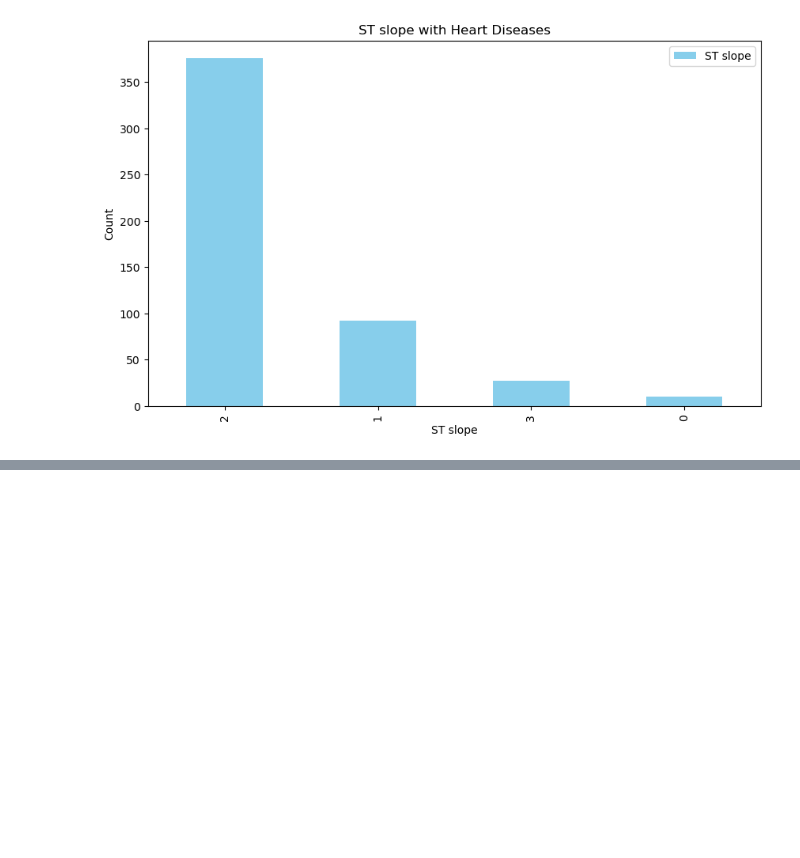
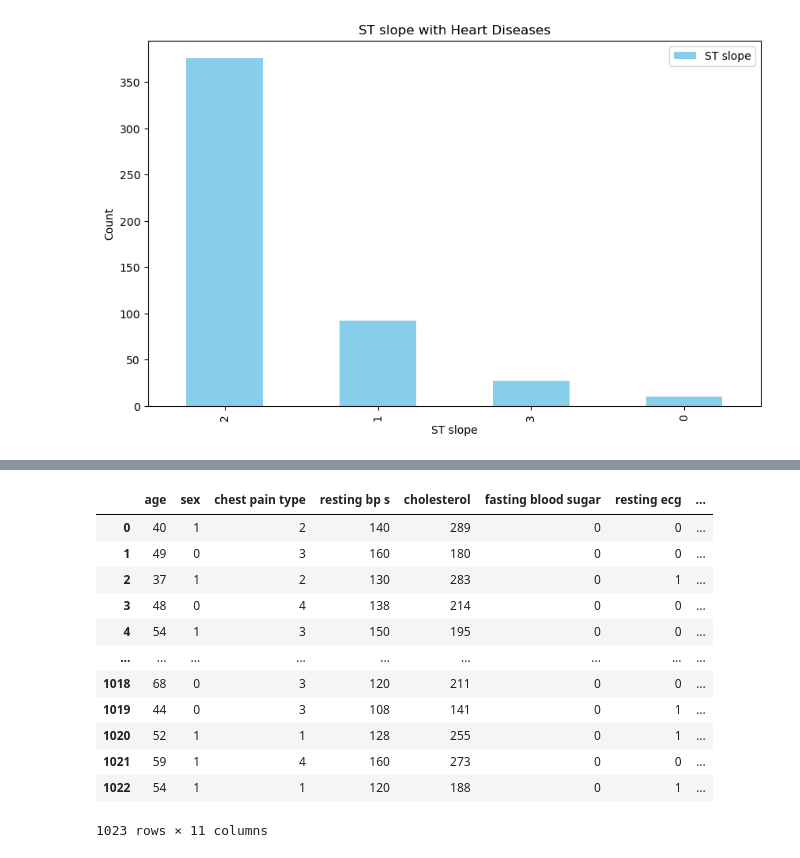
Before and after one commit to PoisonDarterz/WIE2003_G10, a Jupyter notebook: main.ipynb, the cells around one changed output, grey strips where cells are left out. Drawn from its saved outputs; the diff is of its cells as text; code cells hidden in the pictures; blank space fills up the shorter version.

```diff
--- a/main.ipynb
+++ b/main.ipynb
@@ -688,0 +717,19 @@ plt.show()
+# %%
+y=df['target']
+X=df.drop('target',axis=1)
+# %%
+X
+# %% [output]
+|  | age | sex | chest pain type | resting bp s | cholesterol | fasting blood sugar | resting ecg | ... |
+| 0 | 40 | 1 | 2 | 140 | 289 | 0 | 0 | ... |
+| 1 | 49 | 0 | 3 | 160 | 180 | 0 | 0 | ... |
+| 2 | 37 | 1 | 2 | 130 | 283 | 0 | 1 | ... |
+| 3 | 48 | 0 | 4 | 138 | 214 | 0 | 0 | ... |
+| 4 | 54 | 1 | 3 | 150 | 195 | 0 | 0 | ... |
+| ... | ... | ... | ... | ... | ... | ... | ... | ... |
+| 1018 | 68 | 0 | 3 | 120 | 211 | 0 | 0 | ... |
+| 1019 | 44 | 0 | 3 | 108 | 141 | 0 | 1 | ... |
+| 1020 | 52 | 1 | 1 | 128 | 255 | 0 | 1 | ... |
+| 1021 | 59 | 1 | 4 | 160 | 273 | 0 | 0 | ... |
+| 1022 | 54 | 1 | 1 | 120 | 188 | 0 | 1 | ... |
+1023 rows × 11 columns
```
Also changed, not shown: parts of 38 cells of this notebook, 2 other files.
